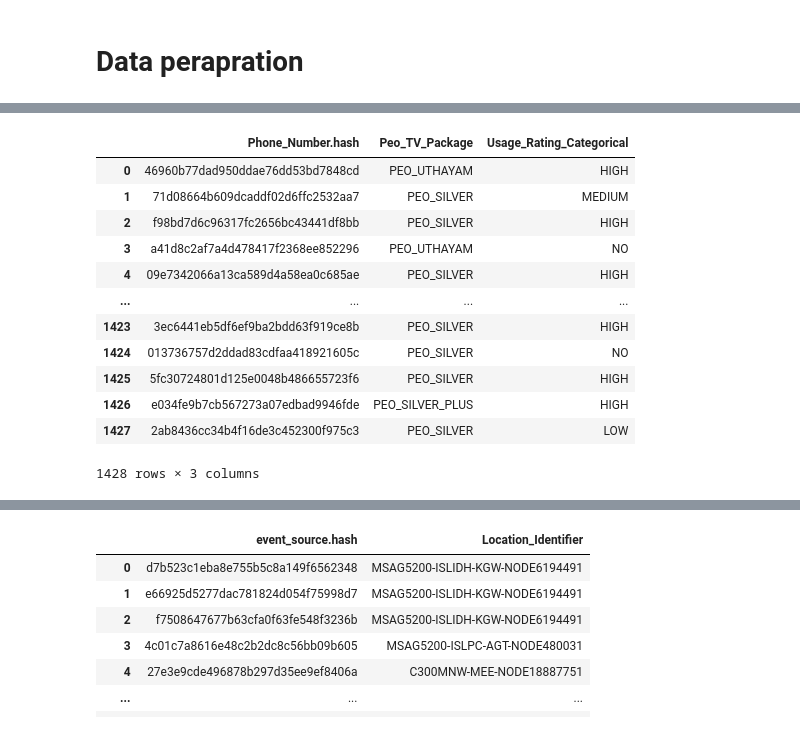
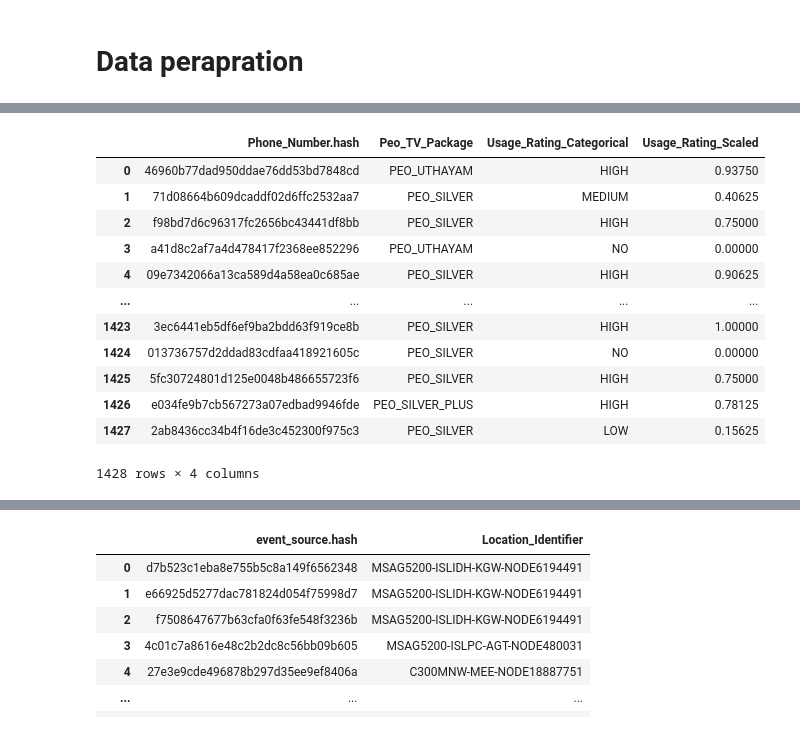
Before and after one commit to cmadusankahw/leve-4-research-hybrid-recommender-for-fixed-line-telco, a Jupyter notebook: User Profile analysis.ipynb, the cells around one changed output, grey strips where cells are left out. Saved outputs shown, nothing was run; the diff lists cells and outputs as text; code cells hidden in the pictures.

```diff
--- a/User Profile analysis.ipynb
+++ b/User Profile analysis.ipynb
@@ -140,18 +159,18 @@ voice_IDD_incoming_usage
 # %%
-peo_tv_usage = peo_tv_usage[['Phone_Number.hash','Peo_TV_Package','Usage_Rating_Categorical']]
+peo_tv_usage = peo_tv_usage[['Phone_Number.hash','Peo_TV_Package','Usage_Rating_Categorical','Usage_Rating_Scaled']]
 peo_tv_usage.drop_duplicates("Phone_Number.hash", inplace=True)
 peo_tv_usage
 # %% [output]
-|  | Phone_Number.hash | Peo_TV_Package | Usage_Rating_Categorical |
-| 0 | 46960b77dad950ddae76dd53bd7848cd | PEO_UTHAYAM | HIGH |
-| 1 | 71d08664b609dcaddf02d6ffc2532aa7 | PEO_SILVER | MEDIUM |
-| 2 | f98bd7d6c96317fc2656bc43441df8bb | PEO_SILVER | HIGH |
-| 3 | a41d8c2af7a4d478417f2368ee852296 | PEO_UTHAYAM | NO |
-| 4 | 09e7342066a13ca589d4a58ea0c685ae | PEO_SILVER | HIGH |
-| ... | ... | ... | ... |
-| 1423 | 3ec6441eb5df6ef9ba2bdd63f919ce8b | PEO_SILVER | HIGH |
-| 1424 | 013736757d2ddad83cdfaa418921605c | PEO_SILVER | NO |
-| 1425 | 5fc30724801d125e0048b486655723f6 | PEO_SILVER | HIGH |
-| 1426 | e034fe9b7cb567273a07edbad9946fde | PEO_SILVER_PLUS | HIGH |
-| 1427 | 2ab8436cc34b4f16de3c452300f975c3 | PEO_SILVER | LOW |
+|  | Phone_Number.hash | Peo_TV_Package | Usage_Rating_Categorical | Usage_Rating_Scaled |
+| 0 | 46960b77dad950ddae76dd53bd7848cd | PEO_UTHAYAM | HIGH | 0.93750 |
+| 1 | 71d08664b609dcaddf02d6ffc2532aa7 | PEO_SILVER | MEDIUM | 0.40625 |
+| 2 | f98bd7d6c96317fc2656bc43441df8bb | PEO_SILVER | HIGH | 0.75000 |
+| 3 | a41d8c2af7a4d478417f2368ee852296 | PEO_UTHAYAM | NO | 0.00000 |
+| 4 | 09e7342066a13ca589d4a58ea0c685ae | PEO_SILVER | HIGH | 0.90625 |
+| ... | ... | ... | ... | ... |
+| 1423 | 3ec6441eb5df6ef9ba2bdd63f919ce8b | PEO_SILVER | HIGH | 1.00000 |
+| 1424 | 013736757d2ddad83cdfaa418921605c | PEO_SILVER | NO | 0.00000 |
+| 1425 | 5fc30724801d125e0048b486655723f6 | PEO_SILVER | HIGH | 0.75000 |
+| 1426 | e034fe9b7cb567273a07edbad9946fde | PEO_SILVER_PLUS | HIGH | 0.78125 |
+| 1427 | 2ab8436cc34b4f16de3c452300f975c3 | PEO_SILVER | LOW | 0.15625 |
-1428 rows × 3 columns
+1428 rows × 4 columns
```
Also changed, not shown: parts of 12 cells of this notebook, 3 other files.
